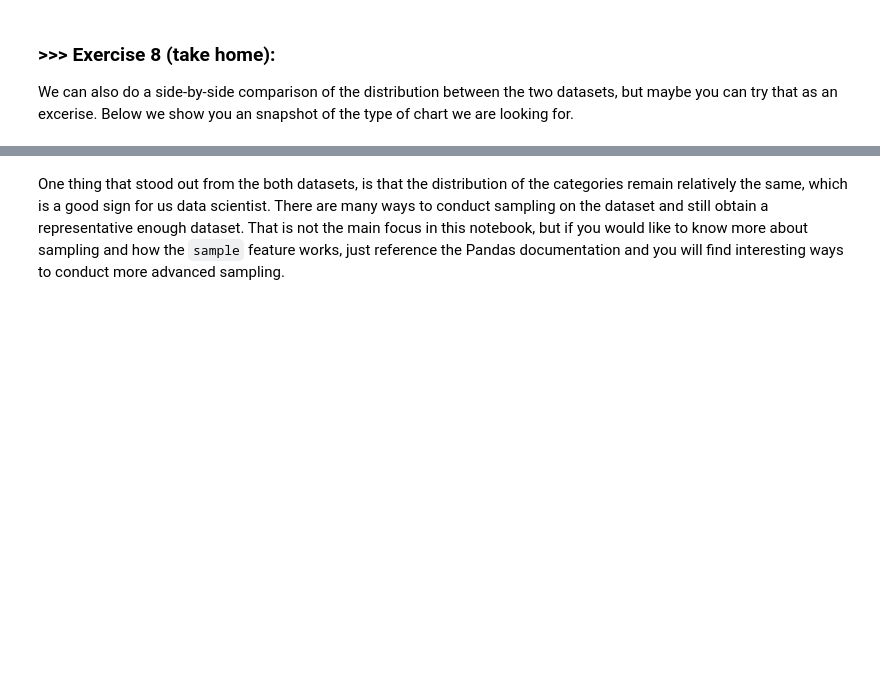
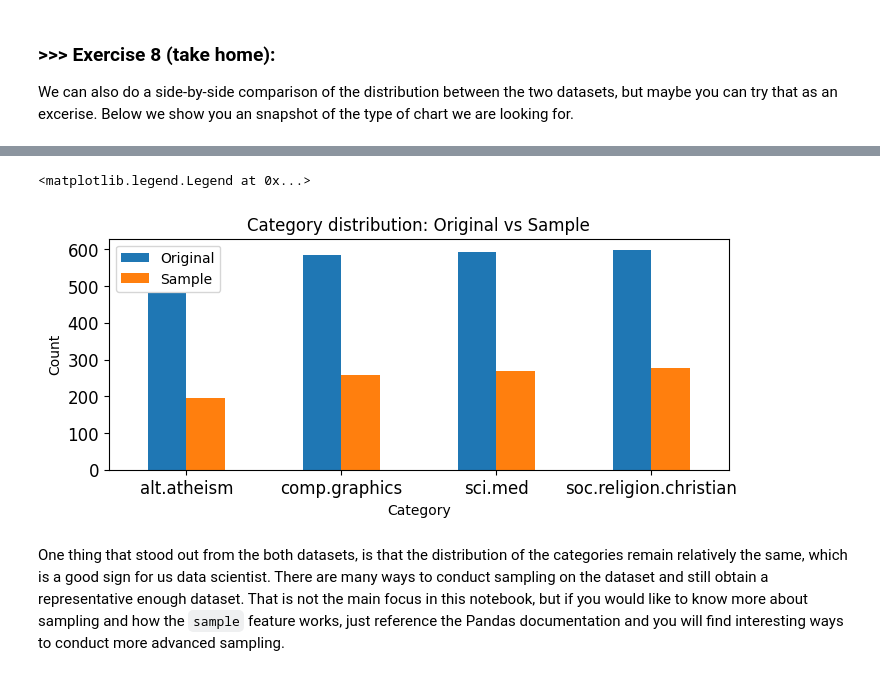
Before and after one commit to daumkakao1203/DM2025-Lab1-Exercise, a Jupyter notebook: DM2025-Lab1-Master.ipynb, the cells around one changed output, grey strips where cells are left out. Drawn from its saved outputs; the diff is of its cells as text; code cells hidden in the pictures; blank space fills up the shorter version.

```diff
--- a/DM2025-Lab1-Master.ipynb
+++ b/DM2025-Lab1-Master.ipynb
@@ -779,3 +784,25 @@ We can also do a side-by-side comparison of the distribution between the two dat
+# %%
+original  = X['category_name'].value_counts()
+sample  = X_sample['category_name'].value_counts()
+
+cats = sorted(set(original.index) | set(sample.index))
+counts = pd.concat([original.reindex(cats, fill_value=0),
+                    sample.reindex(cats, fill_value=0)], axis=1)
+counts.columns = ['Original', 'Sample']
+
+ymax = counts.to_numpy().max() + 30
+
+# 4) pandas plot으로 한 번에 나란히 그리기
+ax = counts.plot(kind='bar',
+                 title='Category distribution: Original vs Sample',
+                 rot=0, fontsize=12, figsize=(8,3))
+ax.set_ylim(0, ymax)
+ax.set_xlabel('Category')
+ax.set_ylabel('Count')
+ax.legend()
+# %% [output]
+<matplotlib.legend.Legend at 0x...>
+[figure, added]
 # %% [markdown]
 One thing that stood out from the both datasets, is that the distribution of the categories remain relatively the same, which is a good sign for us data scientist. There are many ways to conduct sampling on the dataset and still obtain a representative enough dataset. That is not the main focus in this notebook, but if you would like to know more about sampling and how the `sample` feature works, just reference the Pandas documentation and you will find interesting ways to conduct more advanced sampling.
 # %% [markdown]
```
Also changed, not shown: parts of 7 cells of this notebook.
